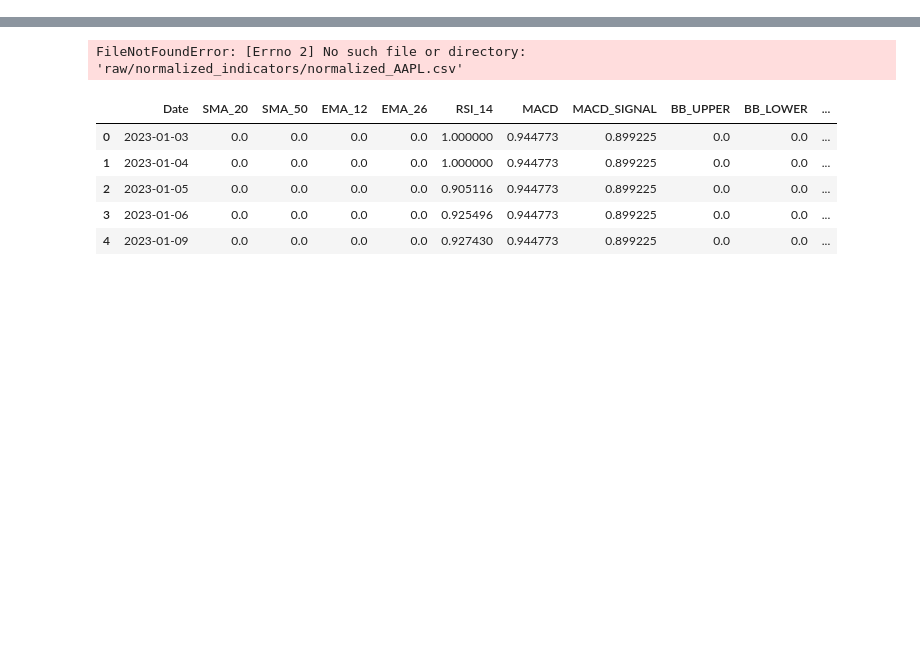
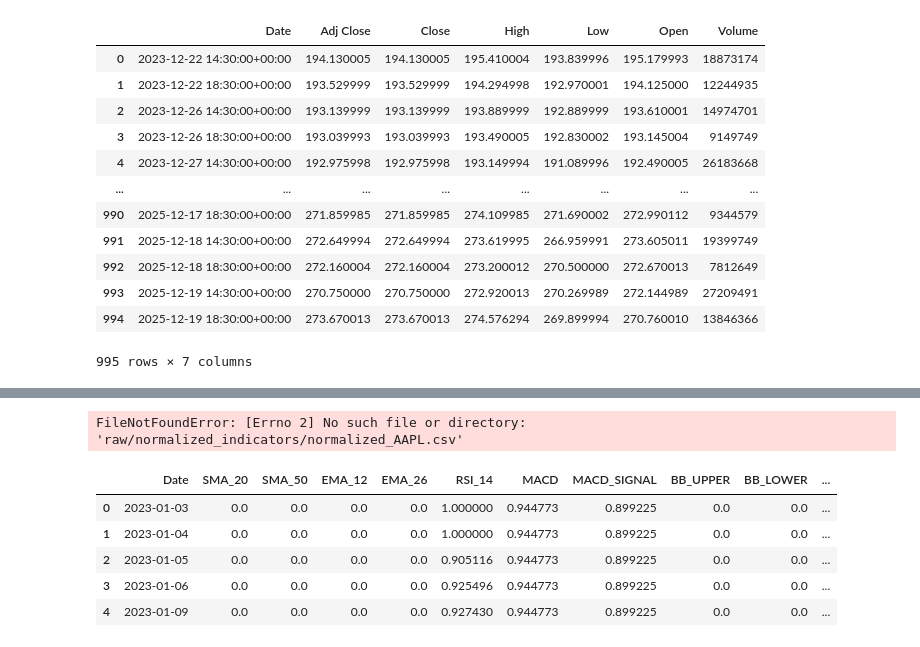
Before and after one commit to Aditya-gautam21/quantTrader, a Jupyter notebook: backend/fata.ipynb, the cells around one changed output, grey strips where cells are left out. Drawn from its saved outputs; the diff is of its cells as text; code cells hidden in the pictures; blank space fills up the shorter version.

```diff
--- a/backend/fata.ipynb
+++ b/backend/fata.ipynb
@@ -5 +20,18 @@ data = pd.read_csv("raw_data/2025-11-20/AAPL/combined_AAPL.csv")
+# %%
+aapl = pd.read_csv("/home/adityagautam/Desktop/Projects/quantTrader/backend/raw_data/2025-12-20/AAPL/historical_AAPL.csv")
+aapl
+# %% [output]
+|  | Date | Adj Close | Close | High | Low | Open | Volume |
+| 0 | 2023-12-22 14:30:00+00:00 | 194.130005 | 194.130005 | 195.410004 | 193.839996 | 195.179993 | 18873174 |
+| 1 | 2023-12-22 18:30:00+00:00 | 193.529999 | 193.529999 | 194.294998 | 192.970001 | 194.125000 | 12244935 |
+| 2 | 2023-12-26 14:30:00+00:00 | 193.139999 | 193.139999 | 193.889999 | 192.889999 | 193.610001 | 14974701 |
+| 3 | 2023-12-26 18:30:00+00:00 | 193.039993 | 193.039993 | 193.490005 | 192.830002 | 193.145004 | 9149749 |
+| 4 | 2023-12-27 14:30:00+00:00 | 192.975998 | 192.975998 | 193.149994 | 191.089996 | 192.490005 | 26183668 |
+| ... | ... | ... | ... | ... | ... | ... | ... |
+| 990 | 2025-12-17 18:30:00+00:00 | 271.859985 | 271.859985 | 274.109985 | 271.690002 | 272.990112 | 9344579 |
+| 991 | 2025-12-18 14:30:00+00:00 | 272.649994 | 272.649994 | 273.619995 | 266.959991 | 273.605011 | 19399749 |
+| 992 | 2025-12-18 18:30:00+00:00 | 272.160004 | 272.160004 | 273.200012 | 270.500000 | 272.670013 | 7812649 |
+| 993 | 2025-12-19 14:30:00+00:00 | 270.750000 | 270.750000 | 272.920013 | 270.269989 | 272.144989 | 27209491 |
+| 994 | 2025-12-19 18:30:00+00:00 | 273.670013 | 273.670013 | 274.576294 | 269.899994 | 270.760010 | 13846366 |
+995 rows × 7 columns
 # %%
```
Also changed, not shown: parts of 4 cells of this notebook, 6 other files.
